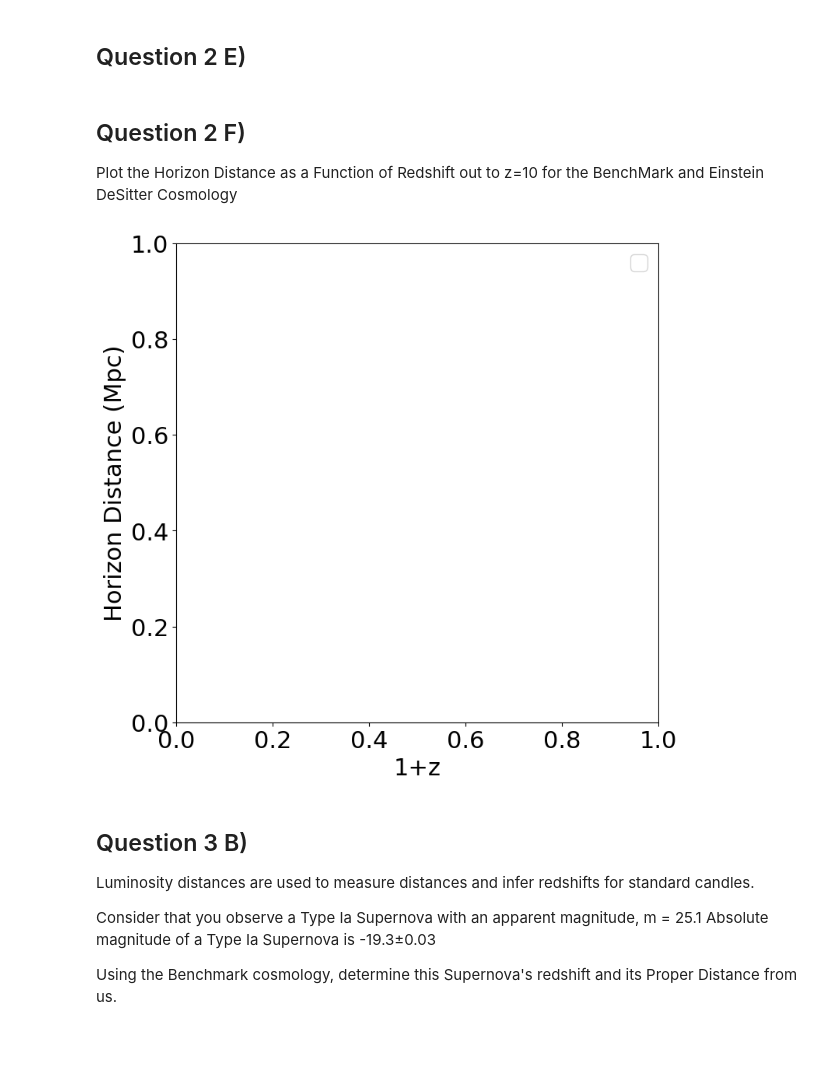
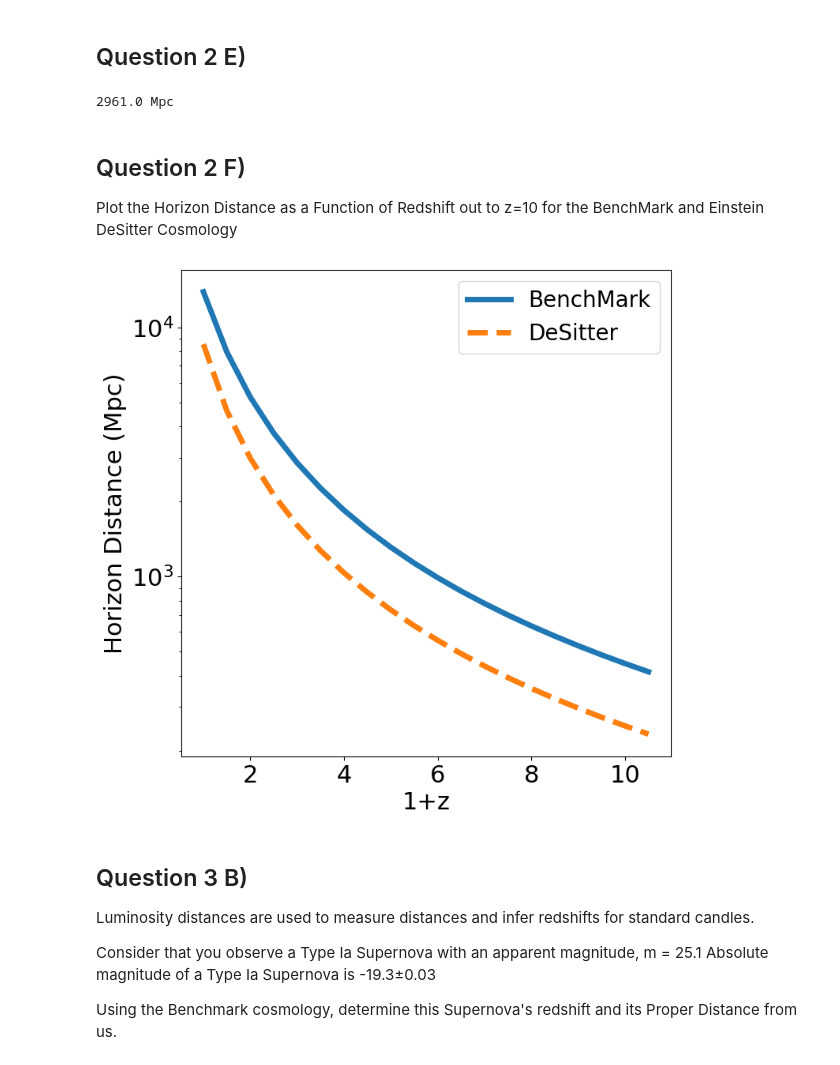
Before and after one commit to coltonq112358/ASTR400B, a Jupyter notebook: Labs/Lab12/Lab12.ipynb, the cells around one changed output. Saved outputs shown, nothing was run; the diff lists cells and outputs as text; code cells hidden in the pictures.

```diff
--- a/Labs/Lab12/Lab12.ipynb
+++ b/Labs/Lab12/Lab12.ipynb
@@ -362,18 +362,18 @@ class CosmologicalTools:
         zrange = np.arange(zo, ze, 1e-3)
 
 
+
         # Integrand
         # 1/H(zrange)*speed of light
         # Speed of light is loaded in modules from astropy,
         #but in units of m/s --> need in km/s
-        # FILL THIS IN
 
-
+        c_kms = c.to(u.km/u.s) # speed of light in km/s
+        y = c_kms/self.HubbleParameter(zrange)
 
         # Integrate y numerically over zrange and return
         #in units of Mpc
-        # FILL THIS IN
-        DC = 0
+        DC = simpson(y, zrange)*u.Mpc
 
         return DC
 
@@ -405,8 +405,8 @@ class CosmologicalTools:
 
         # Comoving Distance[ independent of time] x
         #the scale factor at the time of observation.
-        # FILL THIS IN
-        DH = 0
+
+        DH =  self.ComovingDistance(zo, ze)/(1+zo)
 
         return DH
 
@@ -420,7 +420,7 @@ class CosmologicalTools:
     # Output:   DL  in Mpc
         """ Method that computes the Luminosity Distance
         to an object at some redshift (ze)
-               DL = DC*(1+zobs)
+               DL = DC*(1+ze)
 
         PARAMETERS
         ---------
@@ -433,8 +433,9 @@ class CosmologicalTools:
             Luminosity Distance (Mpc)
         """
 
-        # FILL THIS IN
-        DL = 0
+        zo = 0 # Observer today
+
+        DL = self.ComovingDistance(zo, ze)*(1+ze)
 
         return  DL
 
@@ -461,8 +462,8 @@ class CosmologicalTools:
             Angular Diameter Distance (Mpc)
         """
 
-        #  FILL THIS IN
-        DA = 0
+        zo = 0 # Observer today
+        DA = self.ComovingDistance(zo, ze)/(1+ze)
 
         return  DA
 
@@ -493,10 +494,9 @@ class CosmologicalTools:
         # convert angle from arcsec to radians
         angleRad = (angle*u.arcsec).to(u.rad)
 
-        # FILL THIS IN
-        size = 0
+        size = self.AngularDiameterDistance(ze) * angleRad.value
 
-        return size
+        return size.to(u.kpc)
 # %%
 # Define the benchmark cosmology at z =0
 # Planck 2016 results. XIII. Cosmological parameters
@@ -639,6 +663,9 @@ plt.savefig('Lab12_LookBackTime.png')
 ## Question 2 E)
 # %%
 # What is the size of the observable universe at z=2?
+print(np.round(Benchmark.ProperDistance(2, 1e5)))
+# %% [output]
+2961.0 Mpc
 # %%
 # how much larger was the universe then vs now?
 # %% [markdown]
@@ -651,37 +678,38 @@ zrange2 = np.arange(zmin, zmax, 0.5)
 # %%
 # What is the size of the universe at each redshit in each cosmology
 # We need to again use a list comprehension
+HorizonBenchmark = np.array([Benchmark.ProperDistance(z, 1e3).value for z in zrange2])
+HorizonDeSitter= np.array([DeSitter.ProperDistance(z, 1e3).value for z in zrange2])
 # %%
 # Plot the Horizon Distance as a Function of Redshift out to z=10
 #################################################################
 
 fig = plt.figure(figsize=(8,8))
 ax = plt.subplot(111)
 
 
 # Comoving Distance
-# FILL THIS IN
-#plt.semilogy(###, ### , linewidth=5, label='BenchMark')
+plt.semilogy(zrange2+1, HorizonBenchmark, linewidth=5, label='BenchMark')
 
-#plt.semilogy(### , ###  , linewidth=5, linestyle='--', label='DeSitter')
+plt.semilogy(zrange2+1, HorizonDeSitter, linewidth=5, linestyle='--', label='DeSitter')
 
 
 # Add axis labels
 plt.xlabel('1+z', fontsize=22)
 plt.ylabel('Horizon Distance (Mpc)', fontsize=22)
 
 
 #adjust tick label font size
 label_size = 22
 matplotlib.rcParams['xtick.labelsize'] = label_size
 matplotlib.rcParams['ytick.labelsize'] = label_size
 
 legend = ax.legend(loc='upper right',fontsize=20)
 
 # Save to a file
-# plt.savefig('Lab12_HorizonDistance.png')
+plt.savefig('Lab12_HorizonDistance.png')
 # %% [output]
-[figure, old version]
+[figure, new version]
 # %% [markdown]
 ## Question 3 B)
 
```
Also changed, not shown: parts of 15 cells of this notebook, 2 other files.
